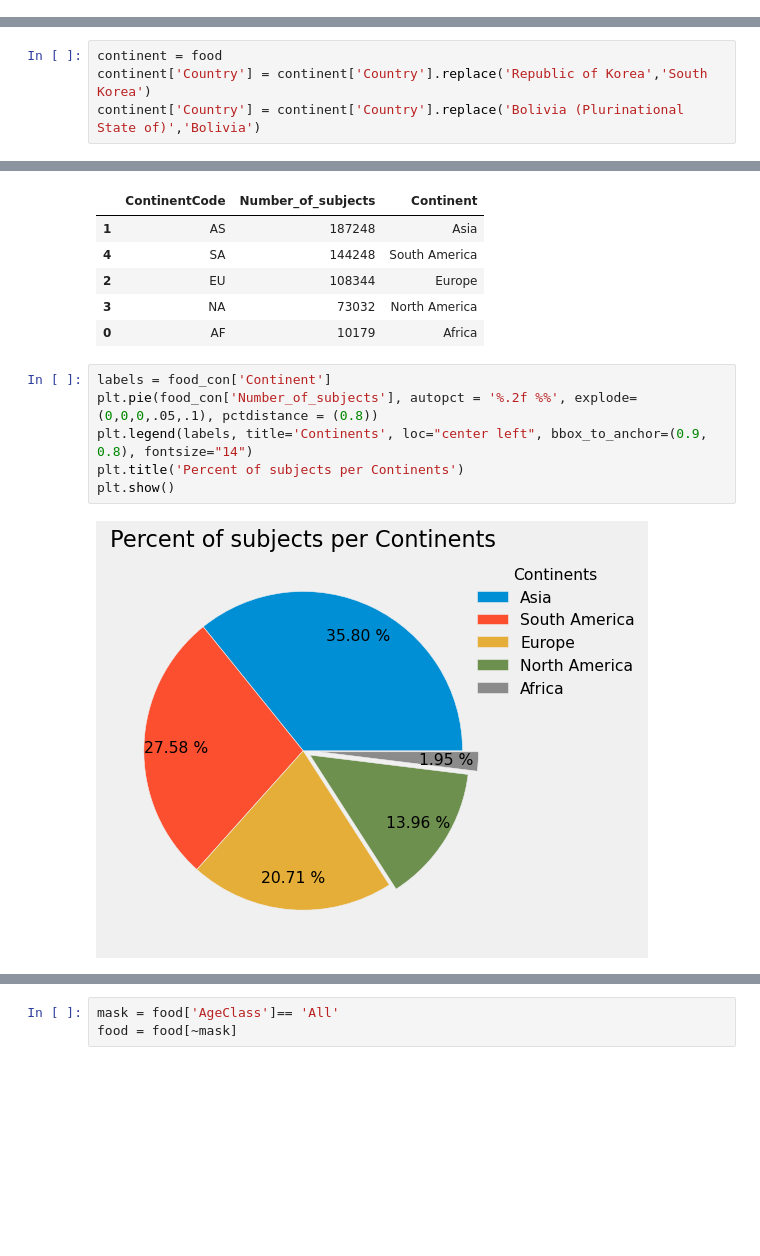
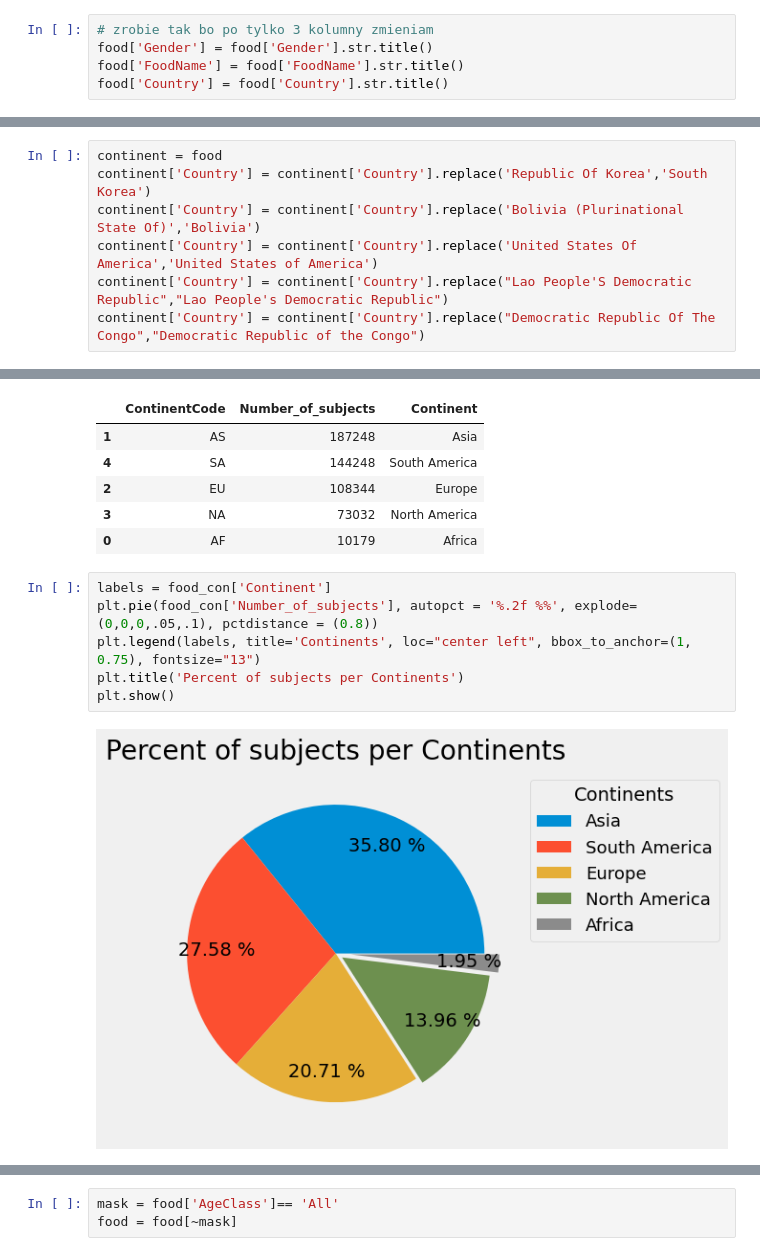
Before and after one commit to lukacjo/food_consumption, a Jupyter notebook: food_consumption.ipynb, the cells around one changed output, grey strips where cells are left out. Cells and saved outputs as stored; diff of their text form; blank space fills up the shorter version.

Commit message:
Adding europe and visuals, checking spelling

```diff
--- a/food_consumption.ipynb
+++ b/food_consumption.ipynb
@@ -323,0 +381,5 @@ food_all_oat_ch['Number_of_consumers'].iloc[0]
+# %%
+# zrobie tak bo po tylko 3 kolumny zmieniam
+food['Gender'] = food['Gender'].str.title()
+food['FoodName'] = food['FoodName'].str.title()
+food['Country'] = food['Country'].str.title()
@@ -492,4 +570,7 @@ def convert(row):
 # %%
 continent = food
-continent['Country'] = continent['Country'].replace('Republic of Korea','South Korea')
-continent['Country'] = continent['Country'].replace('Bolivia (Plurinational State of)','Bolivia')
+continent['Country'] = continent['Country'].replace('Republic Of Korea','South Korea')
+continent['Country'] = continent['Country'].replace('Bolivia (Plurinational State Of)','Bolivia')
+continent['Country'] = continent['Country'].replace('United States Of America','United States of America')
+continent['Country'] = continent['Country'].replace("Lao People'S Democratic Republic","Lao People's Democratic Republic")
+continent['Country'] = continent['Country'].replace("Democratic Republic Of The Congo","Democratic Republic of the Congo")
@@ -629,9 +688,9 @@ food_con
 # %%
 labels = food_con['Continent']
 plt.pie(food_con['Number_of_subjects'], autopct = '%.2f %%', explode=(0,0,0,.05,.1), pctdistance = (0.8))
-plt.legend(labels, title='Continents', loc="center left", bbox_to_anchor=(0.9, 0.8), fontsize="14")
+plt.legend(labels, title='Continents', loc="center left", bbox_to_anchor=(1, 0.75), fontsize="13")
 plt.title('Percent of subjects per Continents')
 plt.show()
 # %% [output]
-[figure, old version]
+[figure, new version]
 # %% [markdown]
```
Also changed, not shown: parts of 121 cells of this notebook.
